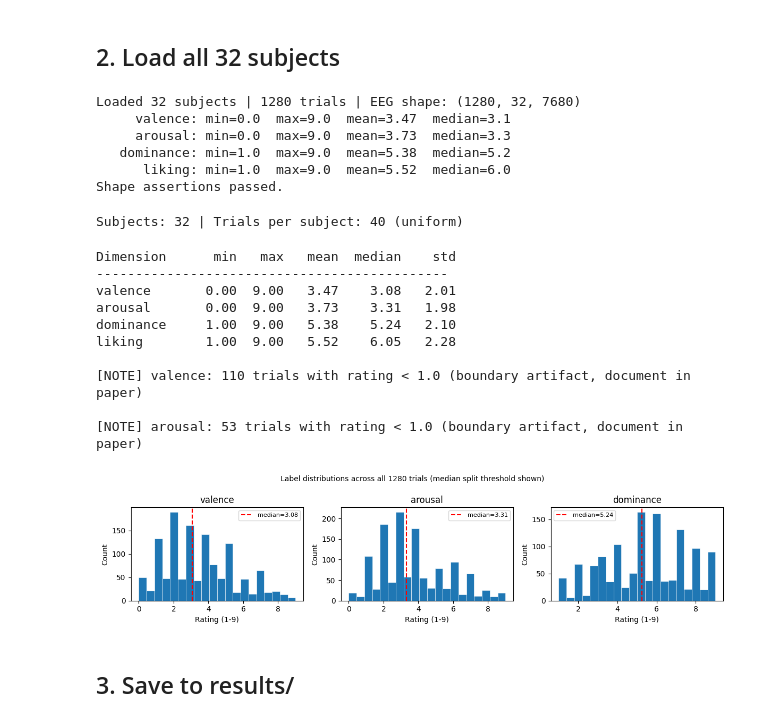
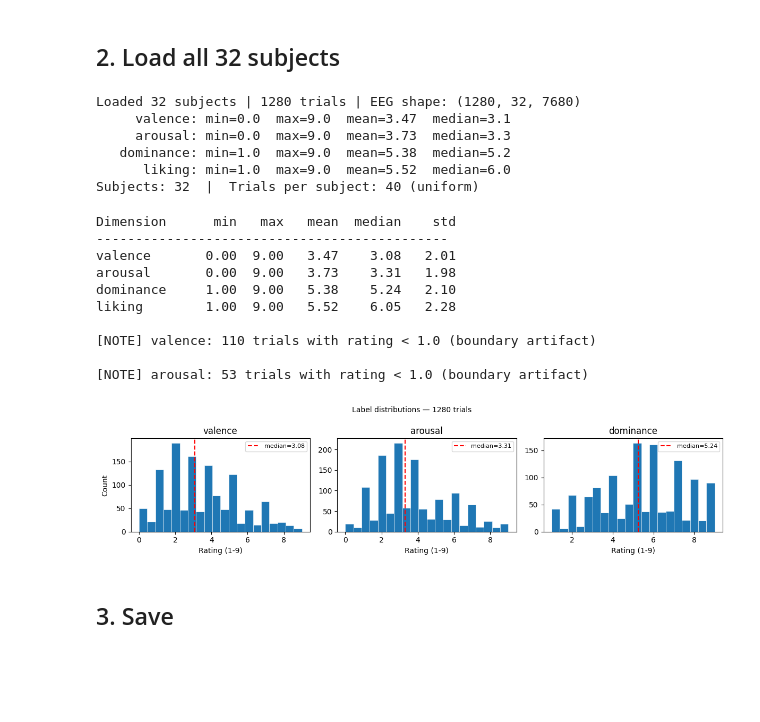
Before and after one commit to shlokye16/eegec-deap, a Jupyter notebook: notebooks/01_data.ipynb, the cells around one changed output. Saved outputs shown, nothing was run; the diff lists cells and outputs as text; code cells hidden in the pictures; blank space fills up the shorter version.

```diff
--- a/notebooks/01_data.ipynb
+++ b/notebooks/01_data.ipynb
@@ -59,17 +41,14 @@ Label columns: [valence, arousal, dominance, liking]
 # %%
-# Plot raw EEG traces for trial 0, first 4 electrodes, first 5 seconds
-n_seconds = 5
-n_samples  = n_seconds * FS
+# Raw EEG trace — first 5 seconds of trial 0, channels 0-3
+n_plot = 5 * FS
+t = np.arange(n_plot) / FS
 fig, axes = plt.subplots(4, 1, figsize=(12, 6), sharex=True)
-
 for i, ax in enumerate(axes):
-    t = np.arange(n_samples) / FS
-    ax.plot(t, eeg[0, i, :n_samples], linewidth=0.8)
+    ax.plot(t, eeg[0, i, :n_plot], lw=0.8)
     ax.set_ylabel(CHANNEL_NAMES[i], fontsize=9)
-    ax.axhline(0, color='gray', linewidth=0.5, linestyle='--')
-
+    ax.axhline(0, color='gray', lw=0.5, ls='--')
 axes[-1].set_xlabel('Time (s)')
-fig.suptitle('s01 — Trial 0, Channels 0-3, First 5 seconds (baseline-corrected)', fontsize=11)
+fig.suptitle('s01 — Trial 0, Ch 0-3, first 5 s (baseline-corrected)', fontsize=11)
 plt.tight_layout()
 plt.savefig('../results/figures/raw_eeg_trace.png', dpi=150)
 plt.show()
@@ -105,41 +79,35 @@ plt.show()
 # %%
 X_eeg, X_peripheral, y, subject_ids = load_all('../data')
 
-# Confirm shapes
 assert X_eeg.shape        == (1280, 32, 7680)
 assert X_peripheral.shape == (1280, 8,  7680)
 assert y.shape            == (1280, 4)
 assert subject_ids.shape  == (1280,)
-print("Shape assertions passed.")
+
+unique, counts = np.unique(subject_ids, return_counts=True)
+assert (counts == 40).all()
+print(f'Subjects: {len(unique)}  |  Trials per subject: 40 (uniform)')
 # %% [output]
 Loaded 32 subjects | 1280 trials | EEG shape: (1280, 32, 7680)
      valence: min=0.0  max=9.0  mean=3.47  median=3.1
      arousal: min=0.0  max=9.0  mean=3.73  median=3.3
    dominance: min=1.0  max=9.0  mean=5.38  median=5.2
       liking: min=1.0  max=9.0  mean=5.52  median=6.0
-Shape assertions passed.
+Subjects: 32  |  Trials per subject: 40 (uniform)
-# %%
-# Confirm trial count per subject is exactly 40
-unique, counts = np.unique(subject_ids, return_counts=True)
-assert (counts == 40).all(), f"Unequal trial counts: {dict(zip(unique, counts))}"
-print(f"Subjects: {len(unique)} | Trials per subject: {counts[0]} (uniform)")
-# %% [output]
-Subjects: 32 | Trials per subject: 40 (uniform)
 # %%
-# Label distribution — note valence/arousal medians below scale midpoint (known DEAP characteristic)
+# Label distributions — valence/arousal medians below scale midpoint is a known DEAP property
 dim_names = ['valence', 'arousal', 'dominance', 'liking']
-print(f"{'Dimension':<12} {'min':>5} {'max':>5} {'mean':>6} {'median':>7} {'std':>6}")
+print(f'{"Dimension":<12} {"min":>5} {"max":>5} {"mean":>6} {"median":>7} {"std":>6}')
 print('-' * 45)
 for i, name in enumerate(dim_names):
     col = y[:, i]
-    print(f"{name:<12} {col.min():>5.2f} {col.max():>5.2f} "
-          f"{col.mean():>6.2f} {np.median(col):>7.2f} {col.std():>6.2f}")
+    print(f'{name:<12} {col.min():>5.2f} {col.max():>5.2f} '
+          f'{col.mean():>6.2f} {np.median(col):>7.2f} {col.std():>6.2f}')
 
-# Flag sub-1 values (rating boundary artifacts)
 for i, name in enumerate(dim_names):
     n_below = (y[:, i] < 1.0).sum()
-    if n_below > 0:
-        print(f"\n[NOTE] {name}: {n_below} trials with rating < 1.0 (boundary artifact, document in paper)")
+    if n_below:
+        print(f'\n[NOTE] {name}: {n_below} trials with rating < 1.0 (boundary artifact)')
 # %% [output]
 Dimension      min   max   mean  median    std
 ---------------------------------------------
@@ -148,30 +116,26 @@ arousal       0.00  9.00   3.73    3.31   1.98
 dominance     1.00  9.00   5.38    5.24   2.10
 liking        1.00  9.00   5.52    6.05   2.28
 
-[NOTE] valence: 110 trials with rating < 1.0 (boundary artifact, document in paper)
+[NOTE] valence: 110 trials with rating < 1.0 (boundary artifact)
 
-[NOTE] arousal: 53 trials with rating < 1.0 (boundary artifact, document in paper)
+[NOTE] arousal: 53 trials with rating < 1.0 (boundary artifact)
 # %%
-# Label histograms across all 1280 trials
 fig, axes = plt.subplots(1, 3, figsize=(12, 3))
-
 for i, (ax, name) in enumerate(zip(axes, ['valence', 'arousal', 'dominance'])):
-    ax.hist(y[:, i], bins=20, edgecolor='white', linewidth=0.4)
-    ax.axvline(np.median(y[:, i]), color='red', linewidth=1.5,
-               linestyle='--', label=f'median={np.median(y[:,i]):.2f}')
-    ax.set_title(name)
-    ax.set_xlabel('Rating (1-9)')
-    ax.set_ylabel('Count')
+    ax.hist(y[:, i], bins=20, edgecolor='white', lw=0.4)
+    ax.axvline(np.median(y[:, i]), color='red', lw=1.5, ls='--',
+               label=f'median={np.median(y[:,i]):.2f}')
+    ax.set_title(name); ax.set_xlabel('Rating (1-9)')
+    ax.set_ylabel('Count' if i == 0 else '')
     ax.legend(fontsize=8)
-
-fig.suptitle('Label distributions across all 1280 trials (median split threshold shown)', fontsize=10)
+fig.suptitle('Label distributions — 1280 trials', fontsize=10)
 plt.tight_layout()
 plt.savefig('../results/figures/label_distributions.png', dpi=150)
 plt.show()
 # %% [output]
-[figure, old version]
+[figure, new version]
 # %% [markdown]
-## 3. Save to results/
+## 3. Save
 # %%
 np.save('../results/X_eeg.npy',        X_eeg)
 np.save('../results/X_peripheral.npy', X_peripheral)
```
Also changed, not shown: parts of 11 cells of this notebook, 4 other files.
